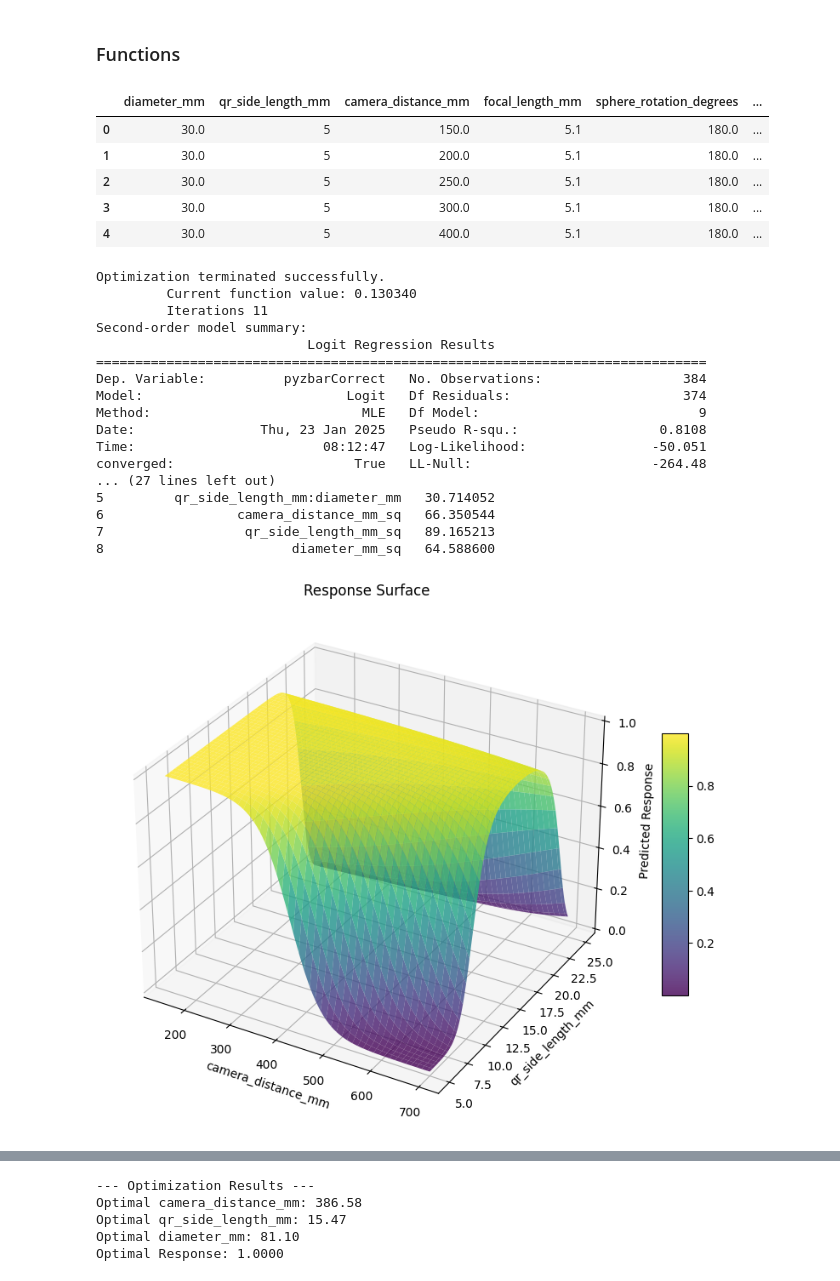
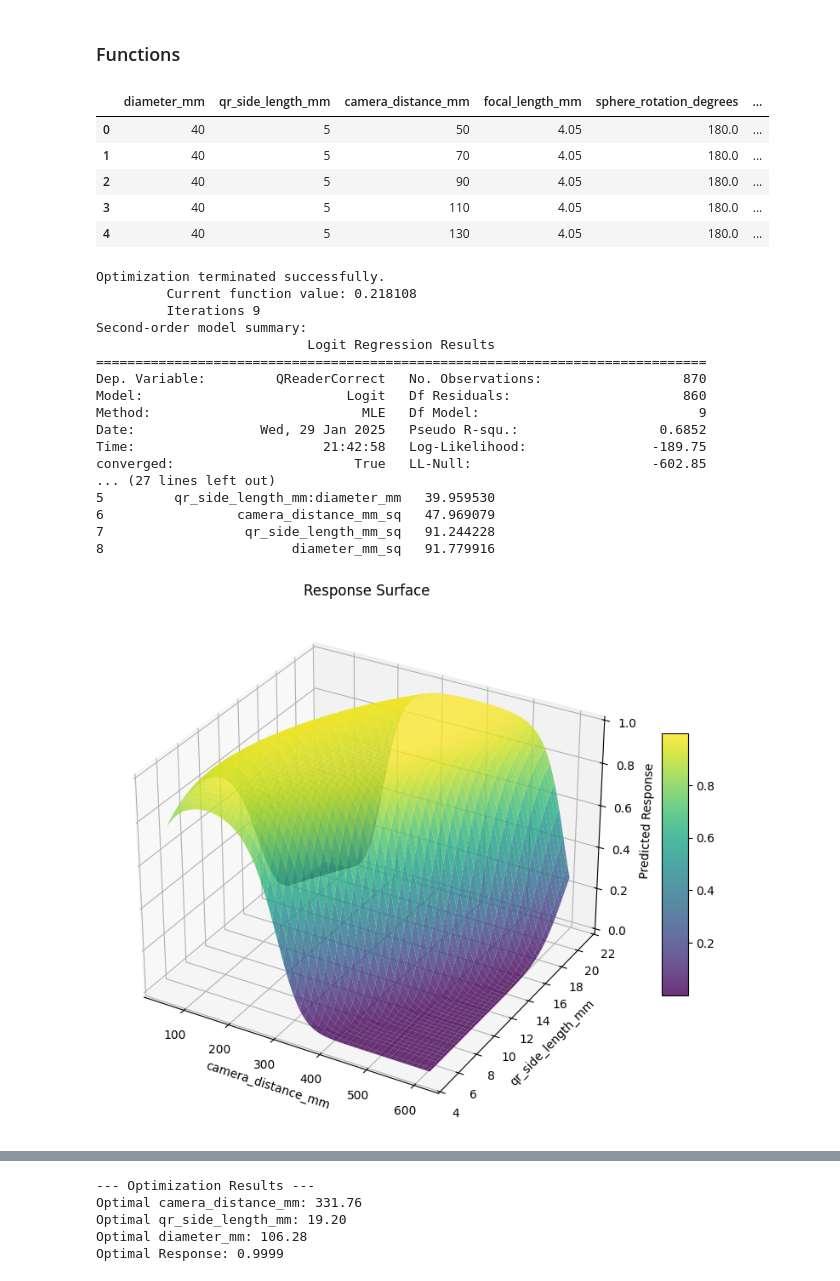
Before and after one commit to iHazPieLol/QR-Parameter-Study, a Jupyter notebook: AnalyseResults.ipynb, the cells around one changed output, grey strips where cells are left out. Drawn from its saved outputs; the diff is of its cells as text; code cells hidden in the pictures.

```diff
--- a/AnalyseResults.ipynb
+++ b/AnalyseResults.ipynb
@@ -9,7 +9,7 @@ from copy import deepcopy
 import plotly.express as px
 import statsmodels.formula.api as smf
 
-results = pd.read_csv("qr_code_reader_results.csv")
+results = pd.read_csv(r"C:\Users\haroldj\OneDrive - Scion\Documents\General\QR Code Research\Parameter Study\Virtual Parameter Study\Oppo_Scanned_Results.csv")
 results
 # %% [output]
 |  | diameter_mm | qr_side_length_mm | camera_distance_mm | focal_length_mm | sphere_rotation_degrees | ... |
@@ -539,35 +549,35 @@ del df
 results.head()
 # %% [output]
 |  | diameter_mm | qr_side_length_mm | camera_distance_mm | focal_length_mm | sphere_rotation_degrees | ... |
-| 0 | 30.0 | 5 | 150.0 | 5.1 | 180.0 | ... |
-| 1 | 30.0 | 5 | 200.0 | 5.1 | 180.0 | ... |
-| 2 | 30.0 | 5 | 250.0 | 5.1 | 180.0 | ... |
-| 3 | 30.0 | 5 | 300.0 | 5.1 | 180.0 | ... |
-| 4 | 30.0 | 5 | 400.0 | 5.1 | 180.0 | ... |
+| 0 | 40 | 5 | 50 | 4.05 | 180.0 | ... |
+| 1 | 40 | 5 | 70 | 4.05 | 180.0 | ... |
+| 2 | 40 | 5 | 90 | 4.05 | 180.0 | ... |
+| 3 | 40 | 5 | 110 | 4.05 | 180.0 | ... |
+| 4 | 40 | 5 | 130 | 4.05 | 180.0 | ... |
 # %%
 primary = ['camera_distance_mm', 'qr_side_length_mm']
 secondary = 'diameter_mm'
-response = 'pyzbar Correct'
+response = 'QReader Correct'
 order = 'second'
 
 # Logistic Regression
 analyse_data(results, primary, secondary, response, order, regression_type='logistic', plot_ratio_contour=True)
 # %% [output]
 Optimization terminated successfully.
-         Current function value: 0.130340
-         Iterations 11
+         Current function value: 0.218108
+         Iterations 9
 Second-order model summary:
                            Logit Regression Results
 ==============================================================================
-Dep. Variable:          pyzbarCorrect   No. Observations:                  384
-Model:                          Logit   Df Residuals:                      374
+Dep. Variable:         QReaderCorrect   No. Observations:                  870
+Model:                          Logit   Df Residuals:                      860
 Method:                           MLE   Df Model:                            9
-Date:                Thu, 23 Jan 2025   Pseudo R-squ.:                  0.8108
-Time:                        08:12:47   Log-Likelihood:                -50.051
-converged:                       True   LL-Null:                       -264.48
+Date:                Wed, 29 Jan 2025   Pseudo R-squ.:                  0.6852
+Time:                        21:42:58   Log-Likelihood:                -189.75
+converged:                       True   LL-Null:                       -602.85
 ... (27 lines left out)
-5         qr_side_length_mm:diameter_mm   30.714052
-6                 camera_distance_mm_sq   66.350544
-7                  qr_side_length_mm_sq   89.165213
-8                        diameter_mm_sq   64.588600
+5         qr_side_length_mm:diameter_mm   39.959530
+6                 camera_distance_mm_sq   47.969079
+7                  qr_side_length_mm_sq   91.244228
+8                        diameter_mm_sq   91.779916
-[figure, old version]
+[figure, new version]
@@ -576,5 +586,5 @@ converged:                       True   LL-Null:                       -264.48
 --- Optimization Results ---
-Optimal camera_distance_mm: 386.58
-Optimal qr_side_length_mm: 15.47
-Optimal diameter_mm: 81.10
-Optimal Response: 1.0000
+Optimal camera_distance_mm: 331.76
+Optimal qr_side_length_mm: 19.20
+Optimal diameter_mm: 106.28
+Optimal Response: 0.9999
```
Also changed, not shown: parts of 4 cells of this notebook.
